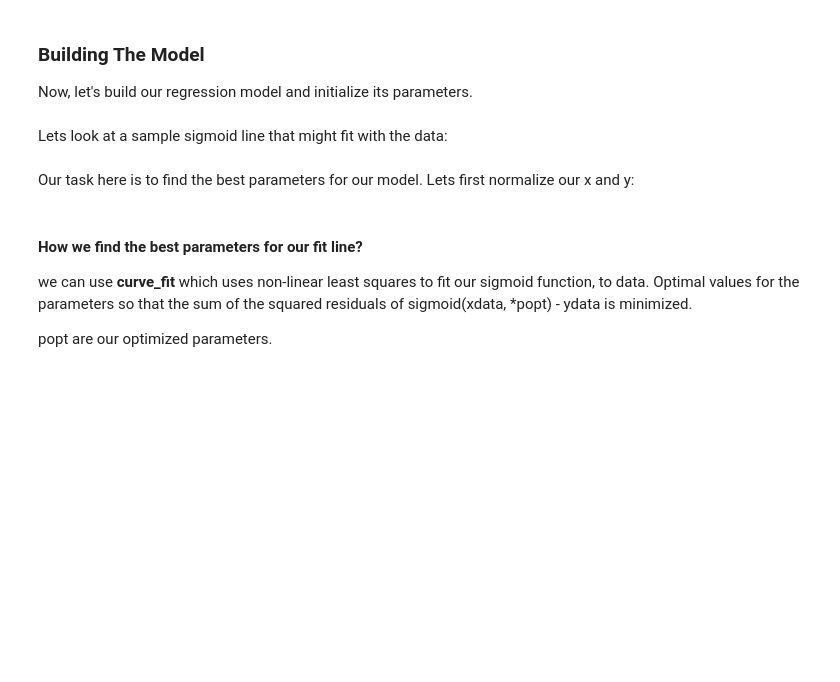
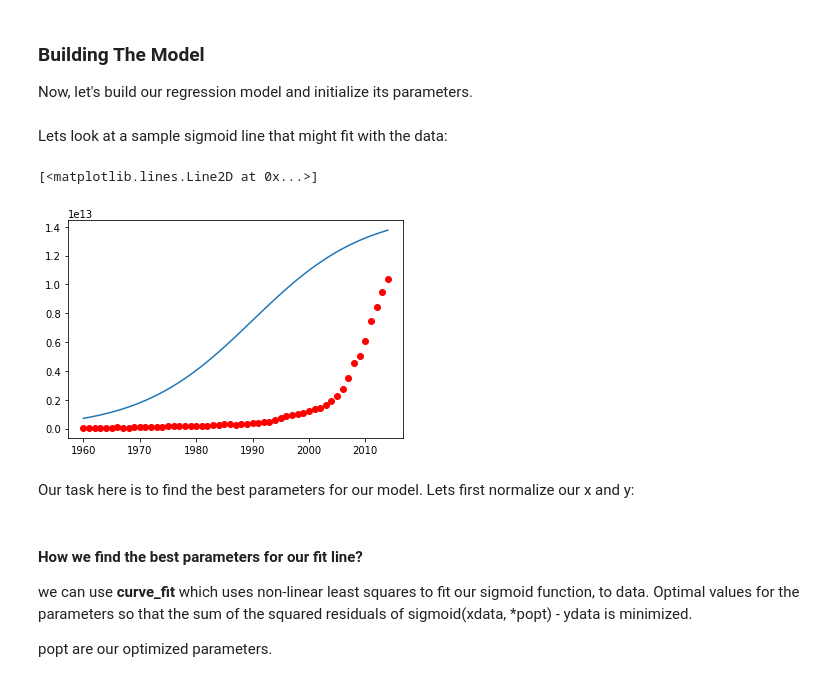
Before and after one commit to rbarrimond/coursera-data-science, a Jupyter notebook: machine-learning-with-python/ML0101EN-Reg-NoneLinearRegression.ipynb, the cells around one changed output. Drawn from its saved outputs; the diff is of its cells as text; code cells hidden in the pictures; blank space fills up the shorter version.

```diff
--- a/machine-learning-with-python/ML0101EN-Reg-NoneLinearRegression.ipynb
+++ b/machine-learning-with-python/ML0101EN-Reg-NoneLinearRegression.ipynb
@@ -190,13 +219,16 @@ Lets look at a sample sigmoid line that might fit with the data:
 # %%
 beta_1 = 0.10
 beta_2 = 1990.0
 
 #logistic function
 Y_pred = sigmoid(x_data, beta_1 , beta_2)
 
 #plot initial prediction against datapoints
-plt.plot(x_data, Y_pred*15000000000000.)
+plt.plot(x_data, Y_pred * 15_000_000_000_000.)
 plt.plot(x_data, y_data, 'ro')
+# %% [output]
+[<matplotlib.lines.Line2D at 0x...>]
+[figure, added]
 # %% [markdown]
 Our task here is to find the best parameters for our model. Lets first normalize our x and y:
 # %%
```
Also changed, not shown: parts of 14 cells of this notebook, 1 other file.
